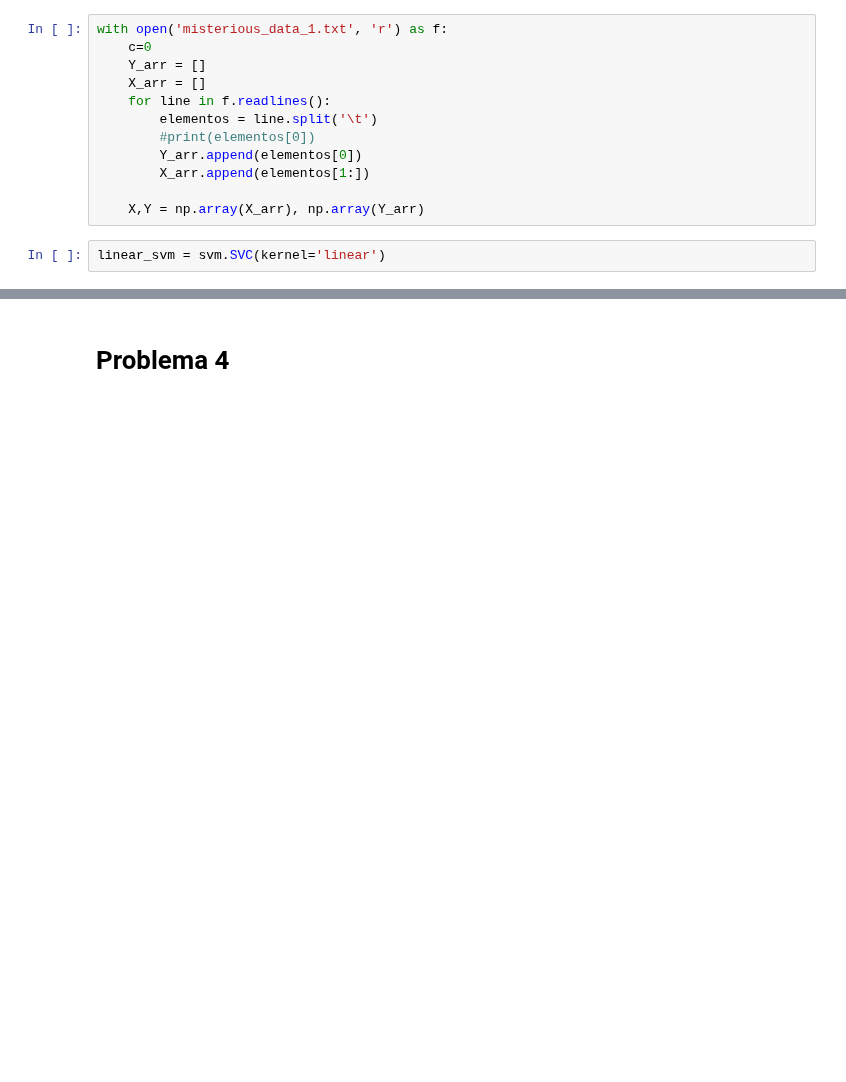
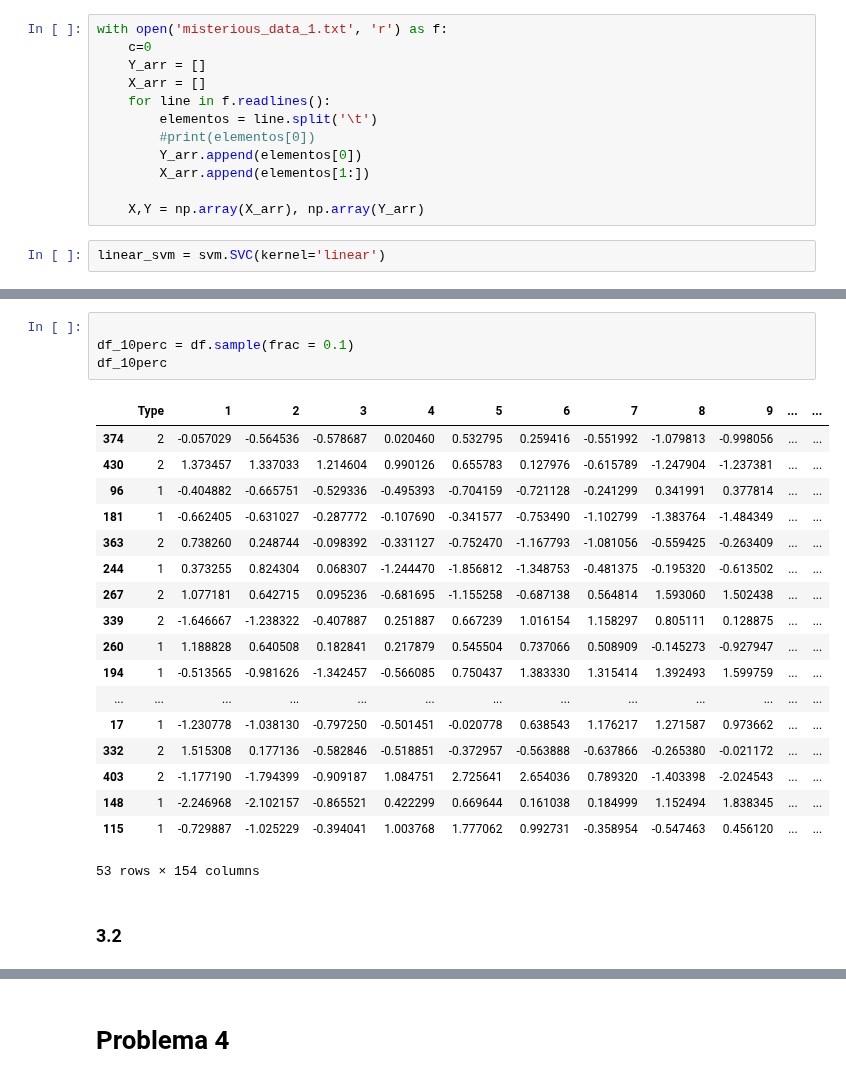
Before and after one commit to Los-Furros/clasification_problem, a Jupyter notebook: tarea_clasificacion.ipynb, the cells around one changed output, grey strips where cells are left out. Drawn from its saved outputs; the diff is of its cells as text; blank space fills up the shorter version.

```diff
--- a/tarea_clasificacion.ipynb
+++ b/tarea_clasificacion.ipynb
@@ -294,0 +322,25 @@ Accuracy 0.7766576819407007
+# %%
+
+df_10perc = df.sample(frac = 0.1)
+df_10perc
+# %% [output]
+|  | Type | 1 | 2 | 3 | 4 | 5 | 6 | 7 | 8 | 9 | ... | ... |
+| 374 | 2 | -0.057029 | -0.564536 | -0.578687 | 0.020460 | 0.532795 | 0.259416 | -0.551992 | -1.079813 | -0.998056 | ... | ... |
+| 430 | 2 | 1.373457 | 1.337033 | 1.214604 | 0.990126 | 0.655783 | 0.127976 | -0.615789 | -1.247904 | -1.237381 | ... | ... |
+| 96 | 1 | -0.404882 | -0.665751 | -0.529336 | -0.495393 | -0.704159 | -0.721128 | -0.241299 | 0.341991 | 0.377814 | ... | ... |
+| 181 | 1 | -0.662405 | -0.631027 | -0.287772 | -0.107690 | -0.341577 | -0.753490 | -1.102799 | -1.383764 | -1.484349 | ... | ... |
+| 363 | 2 | 0.738260 | 0.248744 | -0.098392 | -0.331127 | -0.752470 | -1.167793 | -1.081056 | -0.559425 | -0.263409 | ... | ... |
+| 244 | 1 | 0.373255 | 0.824304 | 0.068307 | -1.244470 | -1.856812 | -1.348753 | -0.481375 | -0.195320 | -0.613502 | ... | ... |
+| 267 | 2 | 1.077181 | 0.642715 | 0.095236 | -0.681695 | -1.155258 | -0.687138 | 0.564814 | 1.593060 | 1.502438 | ... | ... |
+| 339 | 2 | -1.646667 | -1.238322 | -0.407887 | 0.251887 | 0.667239 | 1.016154 | 1.158297 | 0.805111 | 0.128875 | ... | ... |
+| 260 | 1 | 1.188828 | 0.640508 | 0.182841 | 0.217879 | 0.545504 | 0.737066 | 0.508909 | -0.145273 | -0.927947 | ... | ... |
+| 194 | 1 | -0.513565 | -0.981626 | -1.342457 | -0.566085 | 0.750437 | 1.383330 | 1.315414 | 1.392493 | 1.599759 | ... | ... |
+| ... | ... | ... | ... | ... | ... | ... | ... | ... | ... | ... | ... | ... |
+| 17 | 1 | -1.230778 | -1.038130 | -0.797250 | -0.501451 | -0.020778 | 0.638543 | 1.176217 | 1.271587 | 0.973662 | ... | ... |
+| 332 | 2 | 1.515308 | 0.177136 | -0.582846 | -0.518851 | -0.372957 | -0.563888 | -0.637866 | -0.265380 | -0.021172 | ... | ... |
+| 403 | 2 | -1.177190 | -1.794399 | -0.909187 | 1.084751 | 2.725641 | 2.654036 | 0.789320 | -1.403398 | -2.024543 | ... | ... |
+| 148 | 1 | -2.246968 | -2.102157 | -0.865521 | 0.422299 | 0.669644 | 0.161038 | 0.184999 | 1.152494 | 1.838345 | ... | ... |
+| 115 | 1 | -0.729887 | -1.025229 | -0.394041 | 1.003768 | 1.777062 | 0.992731 | -0.358954 | -0.547463 | 0.456120 | ... | ... |
+53 rows × 154 columns
+# %% [markdown]
+### 3.2
```
Also changed, not shown: parts of 9 cells of this notebook.
